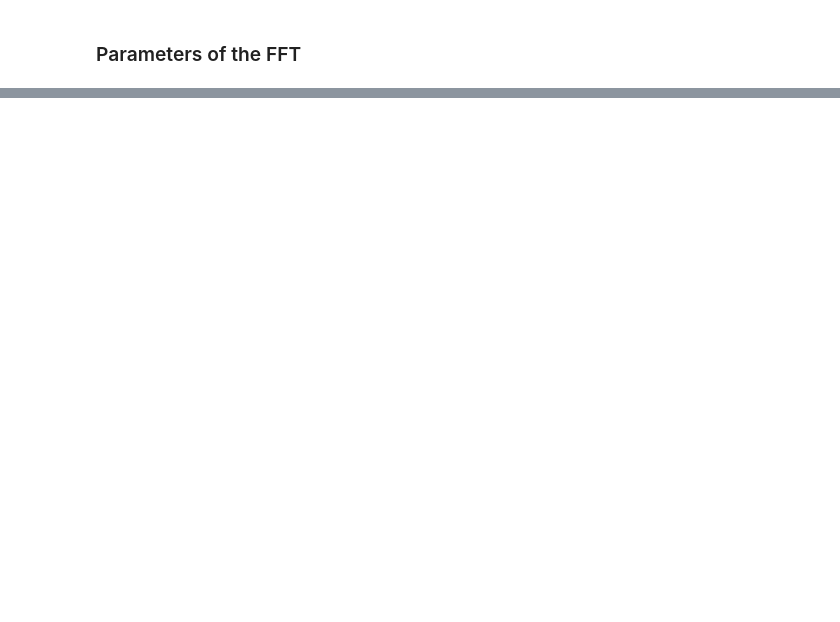
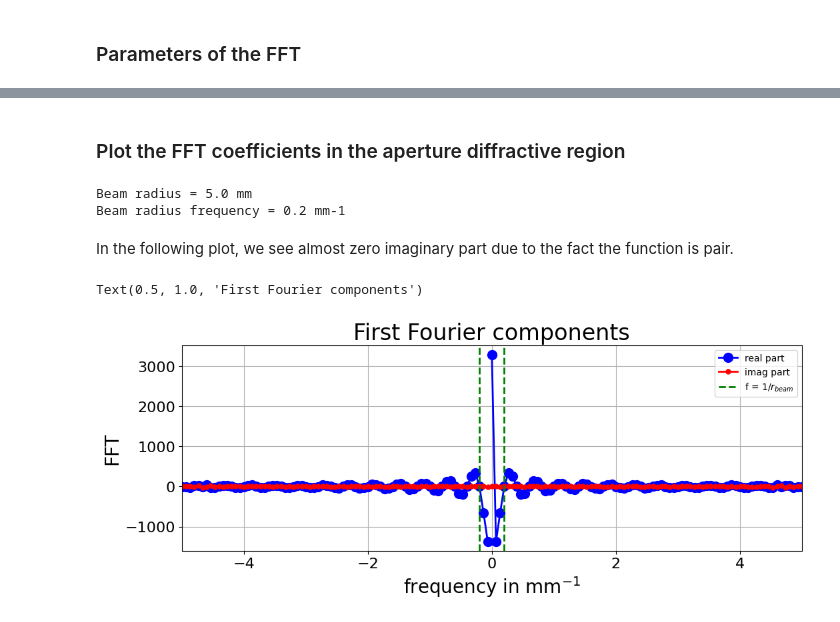
Before and after one commit to sylvielsstfr/AuxtelPSFpoppy, a Jupyter notebook: docs/notebooks/introdiffraction/03_FFT1D.ipynb, the cells around one changed output, grey strips where cells are left out. Cells and saved outputs as stored; diff of their text form; code cells hidden in the pictures; blank space fills up the shorter version.

```diff
--- a/docs/notebooks/introdiffraction/03_FFT1D.ipynb
+++ b/docs/notebooks/introdiffraction/03_FFT1D.ipynb
@@ -117,0 +157,26 @@ ax4.legend()
+# %% [markdown]
+### Plot the FFT coefficients in the aperture diffractive region
+# %%
+print(f"Beam radius = {beam_radius_mm} mm")
+print(f"Beam radius frequency = {1/beam_radius_mm} mm-1")
+# %% [output]
+Beam radius = 5.0 mm
+Beam radius frequency = 0.2 mm-1
+# %% [markdown]
+In the following plot, we see almost zero imaginary part due to the fact the function is pair.
+# %%
+fig,ax = plt.subplots(1,1,figsize=(12,4))
+ax.plot(freq,sp.real,marker="o",c="b",label="real part")
+ax.plot(freq,sp.imag,marker=".",c="r",label="imag part")
+ax.set_ylabel("FFT")
+ax.set_xlim(-5,5)
+
+ax.set_xlabel("frequency in mm$^{-1}$")
+ax.axvline(x=1/beam_radius_mm,c="g",ls="--",label="f = $1/r_{beam}$")
+ax.axvline(x=-1/beam_radius_mm,c="g",ls="--")
+ax.grid()
+ax.legend()
+ax.set_title("First Fourier components")
+# %% [output]
+Text(0.5, 1.0, 'First Fourier components')
+[figure, added]
```
Also changed, not shown: parts of 19 cells of this notebook, 1 other file.
